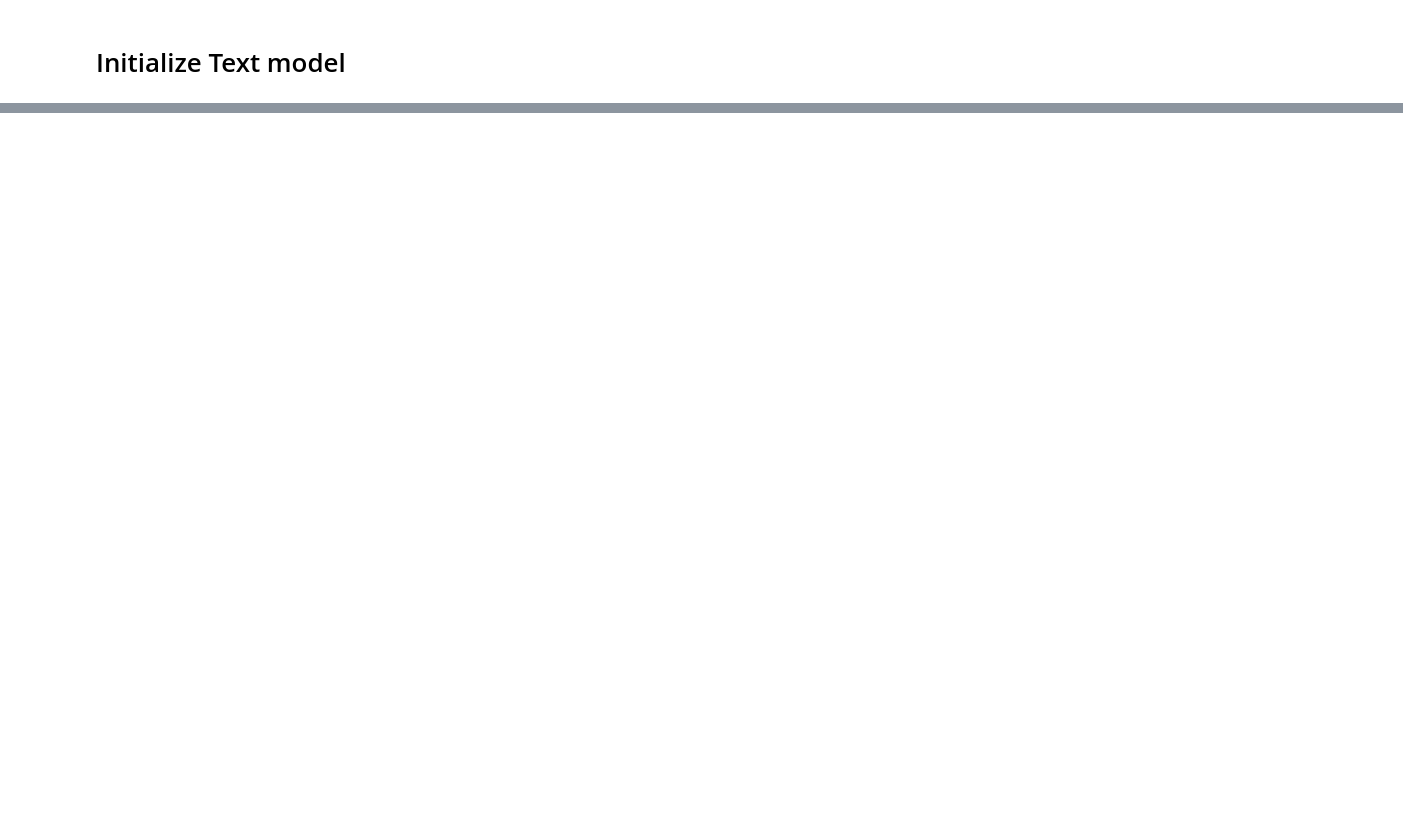
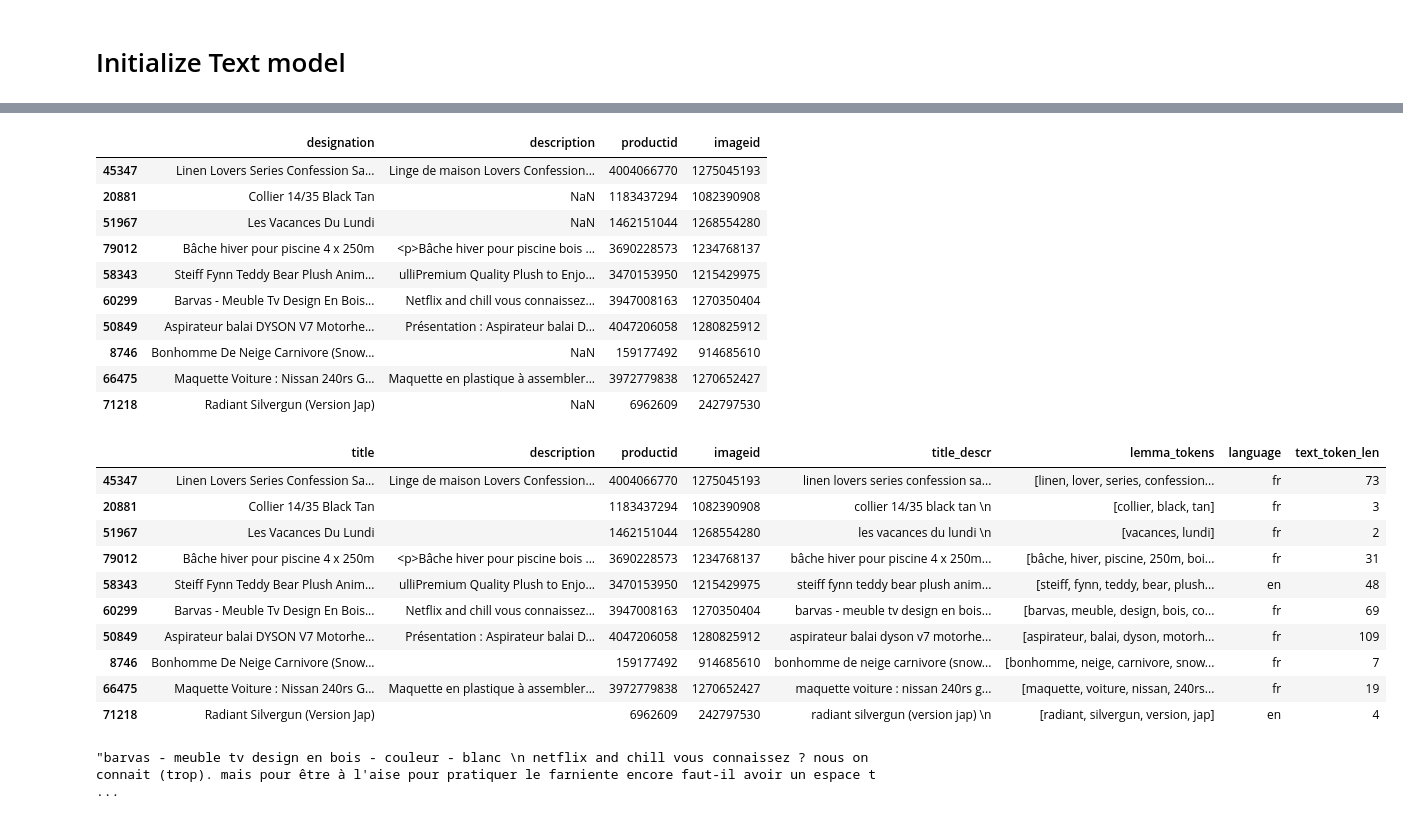
Before and after one commit to RamiroHR/Multimodal-Data-Product-Classification-Model, a Jupyter notebook: Fusion_Model.ipynb, the cells around one changed output, grey strips where cells are left out. Saved outputs shown, nothing was run; the diff lists cells and outputs as text; code cells hidden in the pictures; blank space fills up the shorter version.

```diff
--- a/Fusion_Model.ipynb
+++ b/Fusion_Model.ipynb
@@ -133,0 +187,4 @@ text_data = get_text_data(raw_text_train)
+# %%
+df = df_X_train.iloc[:10,:].copy()
+
+display(df)
@@ -133,0 +203,6 @@ text_data = get_text_data(raw_text_train)
+# %%
+# del df_out
+
+df_out = fm.preprocess_text_data(df, verbose = True)
+
+fm.save(dataframes = [df_out], names = ['df_out'], path = './Preprocessed_data/', doit = False, verbose = True)
@@ -133,0 +228,30 @@ text_data = get_text_data(raw_text_train)
+# %%
+display(df)
+display(df_out)
+# %% [output]
+|  | designation | description | productid | imageid |
+| 45347 | Linen Lovers Series Confession Sa... | Linge de maison Lovers Confession... | 4004066770 | 1275045193 |
+| 20881 | Collier 14/35 Black Tan | NaN | 1183437294 | 1082390908 |
+| 51967 | Les Vacances Du Lundi | NaN | 1462151044 | 1268554280 |
+| 79012 | Bâche hiver pour piscine 4 x 250m | <p>Bâche hiver pour piscine bois ... | 3690228573 | 1234768137 |
+| 58343 | Steiff Fynn Teddy Bear Plush Anim... | ulliPremium Quality Plush to Enjo... | 3470153950 | 1215429975 |
+| 60299 | Barvas - Meuble Tv Design En Bois... | Netflix and chill vous connaissez... | 3947008163 | 1270350404 |
+| 50849 | Aspirateur balai DYSON V7 Motorhe... | Présentation : Aspirateur balai D... | 4047206058 | 1280825912 |
+| 8746 | Bonhomme De Neige Carnivore (Snow... | NaN | 159177492 | 914685610 |
+| 66475 | Maquette Voiture : Nissan 240rs G... | Maquette en plastique à assembler... | 3972779838 | 1270652427 |
+| 71218 | Radiant Silvergun (Version Jap) | NaN | 6962609 | 242797530 |
+|  | title | description | productid | imageid | title_descr | lemma_tokens | language | text_token_len |
+| 45347 | Linen Lovers Series Confession Sa... | Linge de maison Lovers Confession... | 4004066770 | 1275045193 | linen lovers series confession sa... | [linen, lover, series, confession... | fr | 73 |
+| 20881 | Collier 14/35 Black Tan |  | 1183437294 | 1082390908 | collier 14/35 black tan \n | [collier, black, tan] | fr | 3 |
+| 51967 | Les Vacances Du Lundi |  | 1462151044 | 1268554280 | les vacances du lundi \n | [vacances, lundi] | fr | 2 |
+| 79012 | Bâche hiver pour piscine 4 x 250m | <p>Bâche hiver pour piscine bois ... | 3690228573 | 1234768137 | bâche hiver pour piscine 4 x 250m... | [bâche, hiver, piscine, 250m, boi... | fr | 31 |
+| 58343 | Steiff Fynn Teddy Bear Plush Anim... | ulliPremium Quality Plush to Enjo... | 3470153950 | 1215429975 | steiff fynn teddy bear plush anim... | [steiff, fynn, teddy, bear, plush... | en | 48 |
+| 60299 | Barvas - Meuble Tv Design En Bois... | Netflix and chill vous connaissez... | 3947008163 | 1270350404 | barvas - meuble tv design en bois... | [barvas, meuble, design, bois, co... | fr | 69 |
+| 50849 | Aspirateur balai DYSON V7 Motorhe... | Présentation : Aspirateur balai D... | 4047206058 | 1280825912 | aspirateur balai dyson v7 motorhe... | [aspirateur, balai, dyson, motorh... | fr | 109 |
+| 8746 | Bonhomme De Neige Carnivore (Snow... |  | 159177492 | 914685610 | bonhomme de neige carnivore (snow... | [bonhomme, neige, carnivore, snow... | fr | 7 |
+| 66475 | Maquette Voiture : Nissan 240rs G... | Maquette en plastique à assembler... | 3972779838 | 1270652427 | maquette voiture : nissan 240rs g... | [maquette, voiture, nissan, 240rs... | fr | 19 |
+| 71218 | Radiant Silvergun (Version Jap) |  | 6962609 | 242797530 | radiant silvergun (version jap) \n | [radiant, silvergun, version, jap] | en | 4 |
+# %%
+df_out.loc[df_out.index[5],'title_descr']
+# %% [output]
+"barvas - meuble tv design en bois - couleur - blanc \n netflix and chill vous connaissez ? nous on connait (trop). mais pour être à l'aise pour pratiquer le farniente encore faut-il avoir un espace t ...
```
Also changed, not shown: parts of 11 cells of this notebook, 1 other file.
